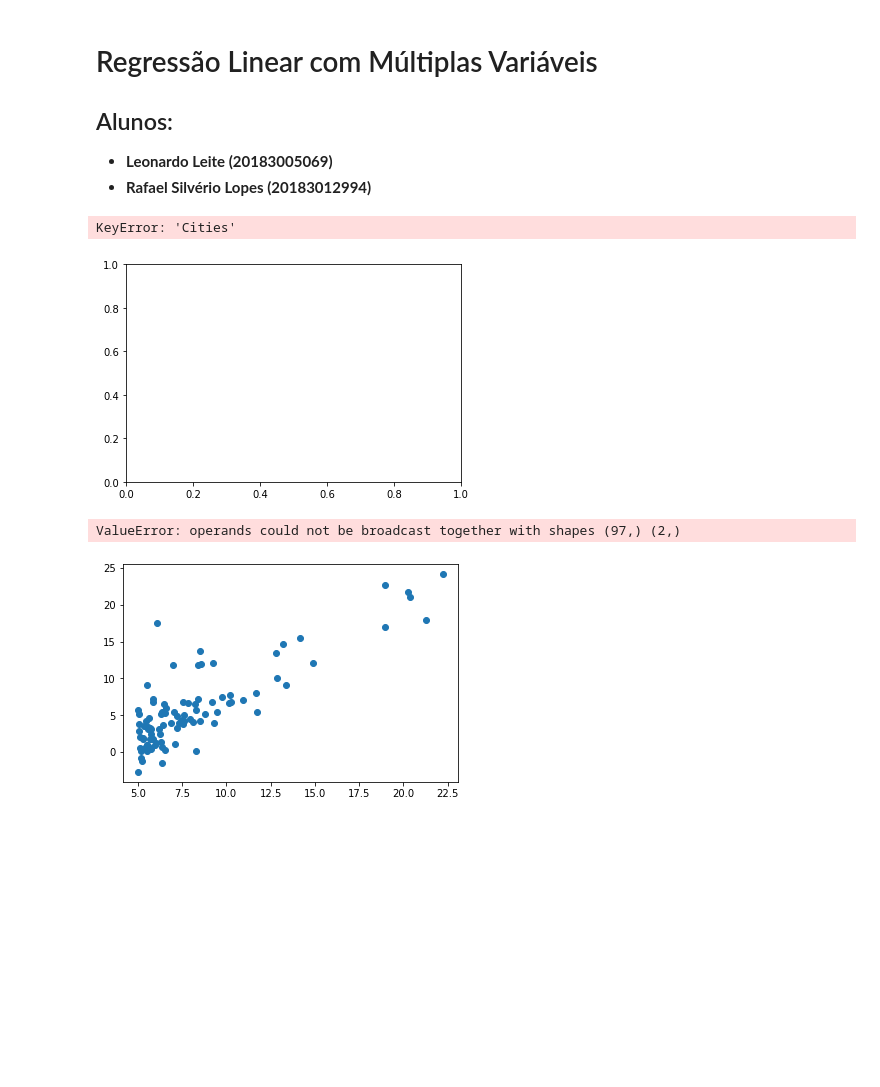
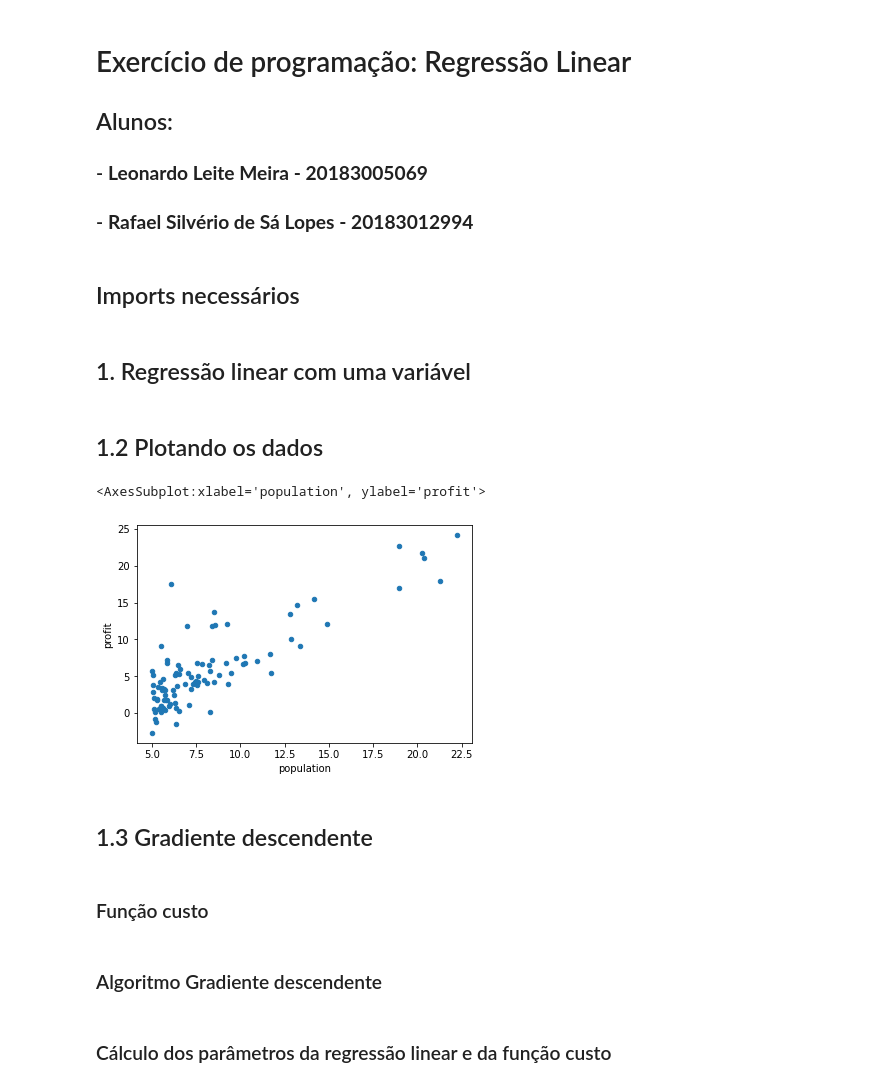
Before and after one commit to LeonardoLeiteMeira/Inteligencia_computacional_cefetMG_2021.2, a Jupyter notebook: exe2-regressao-multiplas-variaveis/main.ipynb, the cells around one changed output. Drawn from its saved outputs; the diff is of its cells as text; code cells hidden in the pictures; blank space fills up the shorter version.

```diff
--- a/exe2-regressao-multiplas-variaveis/main.ipynb
+++ b/exe2-regressao-multiplas-variaveis/main.ipynb
@@ -1,8 +1,10 @@
 # %% [markdown]
-# Regressão Linear com Múltiplas Variáveis
+# Exercício de programação: Regressão Linear
 ## Alunos:
-- **Leonardo Leite (20183005069)**
-- **Rafael Silvério Lopes (20183012994)**
+### - **Leonardo Leite Meira - 20183005069**
+### - **Rafael Silvério de Sá Lopes - 20183012994**
+# %% [markdown]
+## Imports necessários
 # %%
 import matplotlib.pyplot as plt
 import pandas as pd
@@ -10,8 +13,14 @@ import numpy as np
+# %% [markdown]
+## 1. Regressão linear com uma variável
+# %% [markdown]
+## 1.2 Plotando os dados
 # %%
-df_city_profit = pd.read_csv("./data1.txt", sep=",", header=None)
-df_city_profit.columns = ['cities', 'profit']
+columns_names = ['population', 'profit']
+df_city_profit = pd.read_csv(
+    "./data1.txt", sep=",", header=None, names=columns_names)
 
-df_city_profit.plot.scatter(x="Cities", y="Profit")
+
+df_city_profit.plot.scatter(x="population", y="profit")
 # %% [output]
-KeyError: 'Cities'
+<AxesSubplot:xlabel='population', ylabel='profit'>
-[figure, old version]
+[figure, new version]
@@ -21,11 +27,4 @@ def hypothesis_model(theta_array):
-# %%
-theta0 = 10
-theta1 = 5
-
-theta_array = [theta0, theta1]
-
-plt.scatter(df_city_profit.cities, df_city_profit.profit)
-plt.plot(df_city_profit.cities, hypothesis_model(theta_array), color="red", linewidth=1)
-# %% [output]
-ValueError: operands could not be broadcast together with shapes (97,) (2,)
-[figure, removed]
+# %% [markdown]
+## 1.3 Gradiente descendente
+# %% [markdown]
+### Função custo
@@ -31,0 +38,2 @@ ValueError: operands could not be broadcast together with shapes (97,) (2,)
+# %% [markdown]
+### Algoritmo Gradiente descendente
@@ -31,0 +50,2 @@ ValueError: operands could not be broadcast together with shapes (97,) (2,)
+# %% [markdown]
+### Cálculo dos parâmetros da regressão linear e da função custo
```
Also changed, not shown: parts of 27 cells of this notebook, 2 other files.
